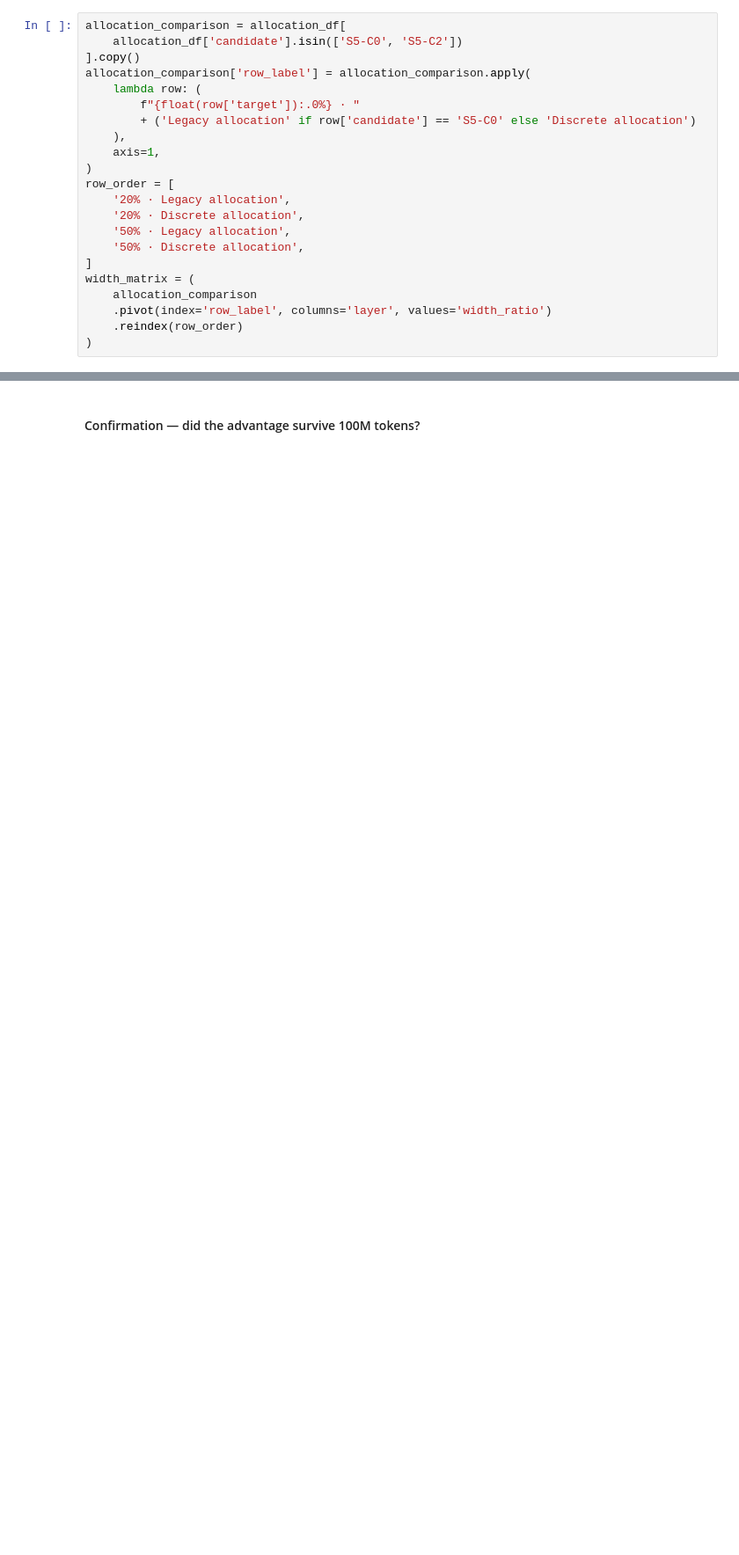
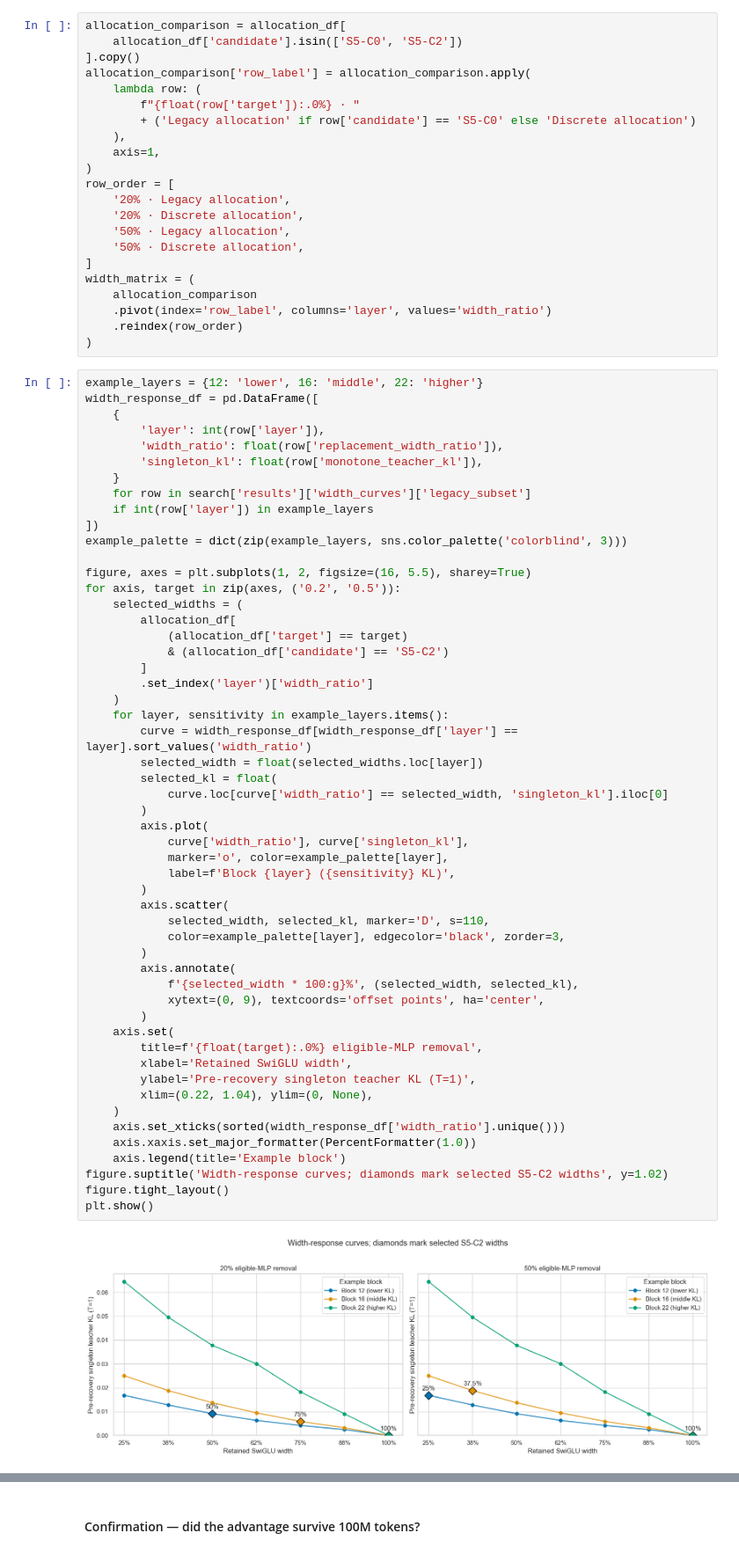
Before and after one commit to Sammuel21/diploma-thesis-block-replacement, a Jupyter notebook: notebooks/model/swiglu/swiglu-5.ipynb, the cells around one changed output, grey strips where cells are left out. Shown at 88% size. Saved outputs shown, nothing was run; the diff lists cells and outputs as text; blank space fills up the shorter version.

Commit message:
add swiglu-results: summary

```diff
--- a/notebooks/model/swiglu/swiglu-5.ipynb
+++ b/notebooks/model/swiglu/swiglu-5.ipynb
@@ -341,6 +341,61 @@ width_matrix = (
     .pivot(index='row_label', columns='layer', values='width_ratio')
     .reindex(row_order)
 )
+# %%
+example_layers = {12: 'lower', 16: 'middle', 22: 'higher'}
+width_response_df = pd.DataFrame([
+    {
+        'layer': int(row['layer']),
+        'width_ratio': float(row['replacement_width_ratio']),
+        'singleton_kl': float(row['monotone_teacher_kl']),
+    }
+    for row in search['results']['width_curves']['legacy_subset']
+    if int(row['layer']) in example_layers
+])
+example_palette = dict(zip(example_layers, sns.color_palette('colorblind', 3)))
+
+figure, axes = plt.subplots(1, 2, figsize=(16, 5.5), sharey=True)
+for axis, target in zip(axes, ('0.2', '0.5')):
+    selected_widths = (
+        allocation_df[
+            (allocation_df['target'] == target)
+            & (allocation_df['candidate'] == 'S5-C2')
+        ]
+        .set_index('layer')['width_ratio']
+    )
+    for layer, sensitivity in example_layers.items():
+        curve = width_response_df[width_response_df['layer'] == layer].sort_values('width_ratio')
+        selected_width = float(selected_widths.loc[layer])
+        selected_kl = float(
+            curve.loc[curve['width_ratio'] == selected_width, 'singleton_kl'].iloc[0]
+        )
+        axis.plot(
+            curve['width_ratio'], curve['singleton_kl'],
+            marker='o', color=example_palette[layer],
+            label=f'Block {layer} ({sensitivity} KL)',
+        )
+        axis.scatter(
+            selected_width, selected_kl, marker='D', s=110,
+            color=example_palette[layer], edgecolor='black', zorder=3,
+        )
+        axis.annotate(
+            f'{selected_width * 100:g}%', (selected_width, selected_kl),
+            xytext=(0, 9), textcoords='offset points', ha='center',
+        )
+    axis.set(
+        title=f'{float(target):.0%} eligible-MLP removal',
+        xlabel='Retained SwiGLU width',
+        ylabel='Pre-recovery singleton teacher KL (T=1)',
+        xlim=(0.22, 1.04), ylim=(0, None),
+    )
+    axis.set_xticks(sorted(width_response_df['width_ratio'].unique()))
+    axis.xaxis.set_major_formatter(PercentFormatter(1.0))
+    axis.legend(title='Example block')
+figure.suptitle('Width-response curves; diamonds mark selected S5-C2 widths', y=1.02)
+figure.tight_layout()
+plt.show()
+# %% [output]
+[figure, added]
 # %%
 figure, axis = plt.subplots(figsize=(18, 4.5))
 sns.heatmap(
```
Also changed, not shown: 5 other files.
